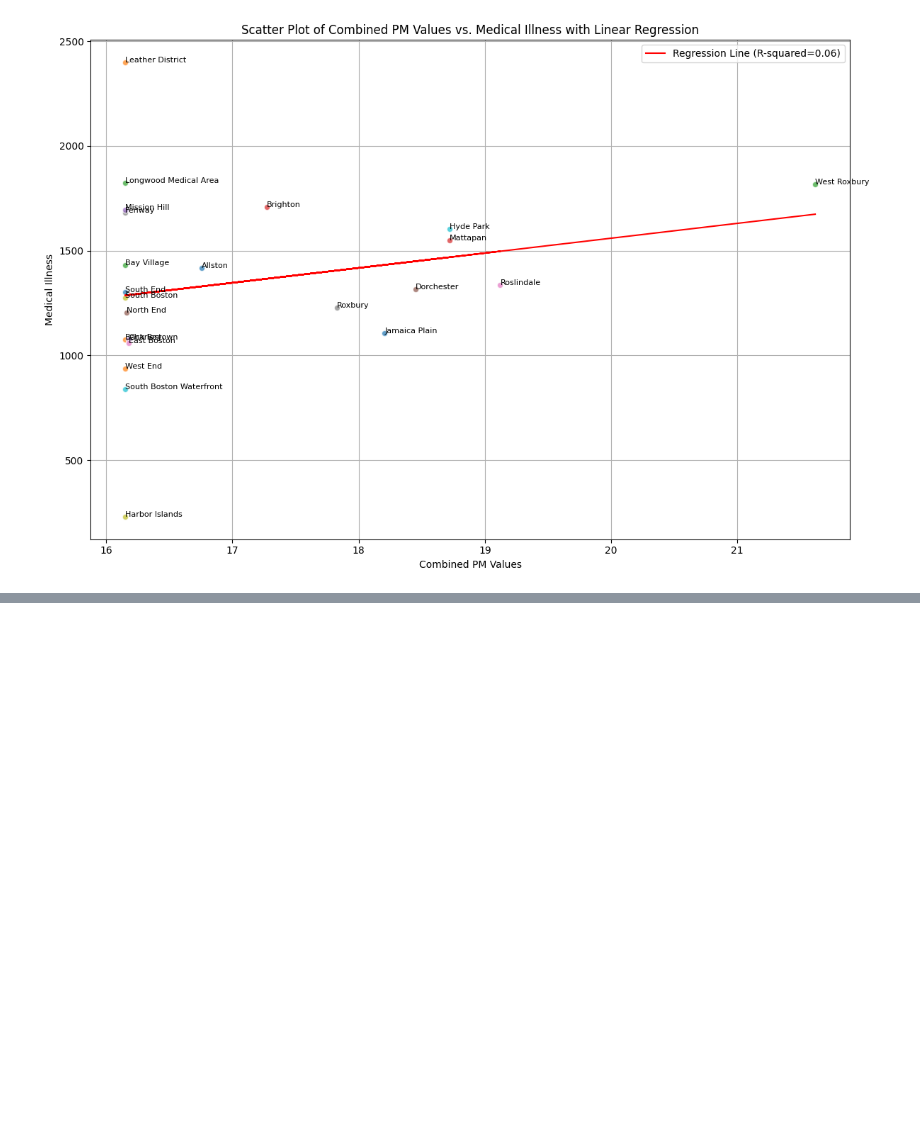
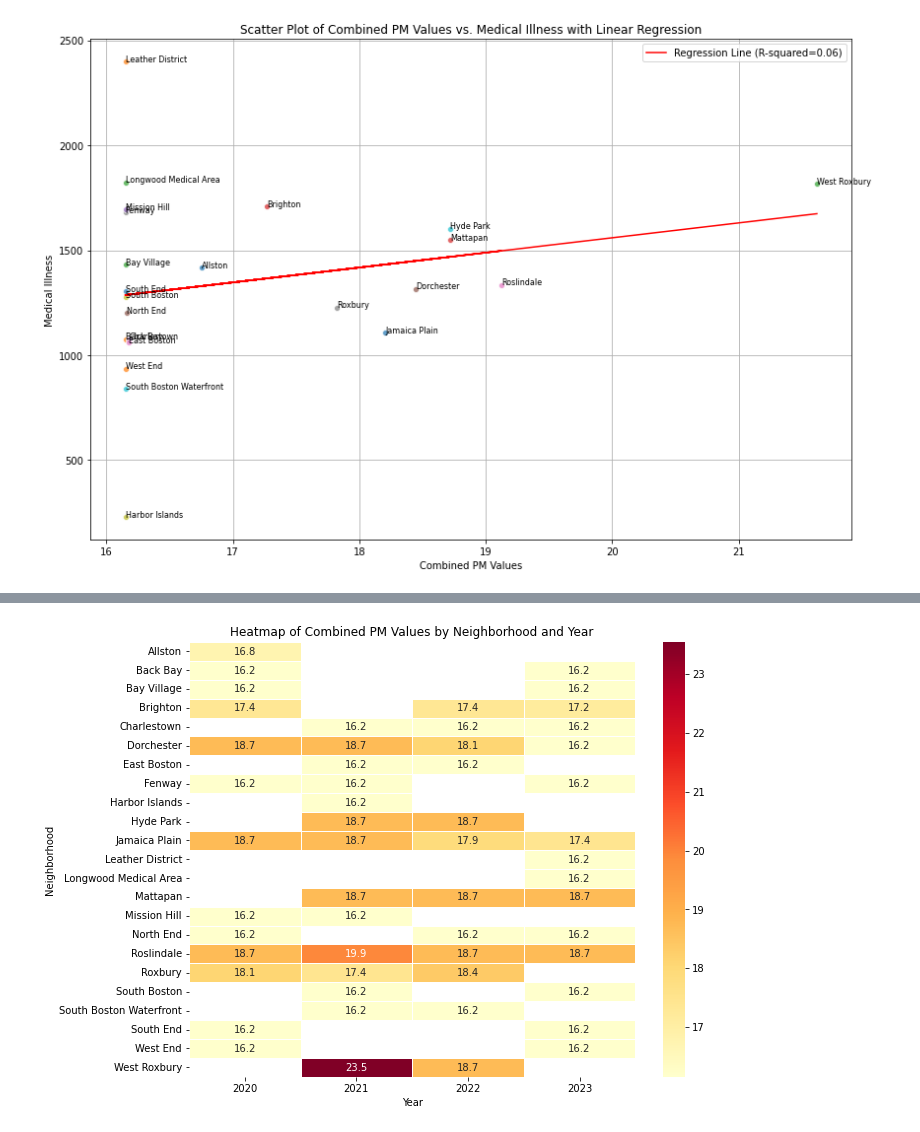
Before and after one commit to BU-Spark/ds-boston-transit-air-quality, a Jupyter notebook: fa23-team-a/code/health.ipynb, the cells around one changed output, grey strips where cells are left out. Saved outputs shown, nothing was run; the diff lists cells and outputs as text; code cells hidden in the pictures; blank space fills up the shorter version.

```diff
--- a/fa23-team-a/code/health.ipynb
+++ b/fa23-team-a/code/health.ipynb
@@ -44,0 +68,17 @@ plt.show()
+# %%
+# Since the actual year data is not available, we'll continue using the example year data for the sake of visualization
+# We will combine pm2.5 and pm10 values into a single 'PM_Combined' column
+data['PM_Combined'] = data['pm2.5_atm'] + data['pm10_atm']
+
+# Pivot table creation for the combined PM values
+pivot_table_pm = data.pivot_table(values='PM_Combined', index='Name', columns='Year', aggfunc='mean')
+
+# Plotting the heatmap for the combined PM values
+plt.figure(figsize=(10, 8))
+heatmap_pm = sns.heatmap(pivot_table_pm, annot=True, fmt=".1f", linewidths=.5, cmap="YlOrRd")
+plt.title('Heatmap of Combined PM Values by Neighborhood and Year')
+plt.ylabel('Neighborhood')
+plt.xlabel('Year')
+plt.show()
+# %% [output]
+[figure, added]
```
Also changed, not shown: parts of 1 cell of this notebook.
